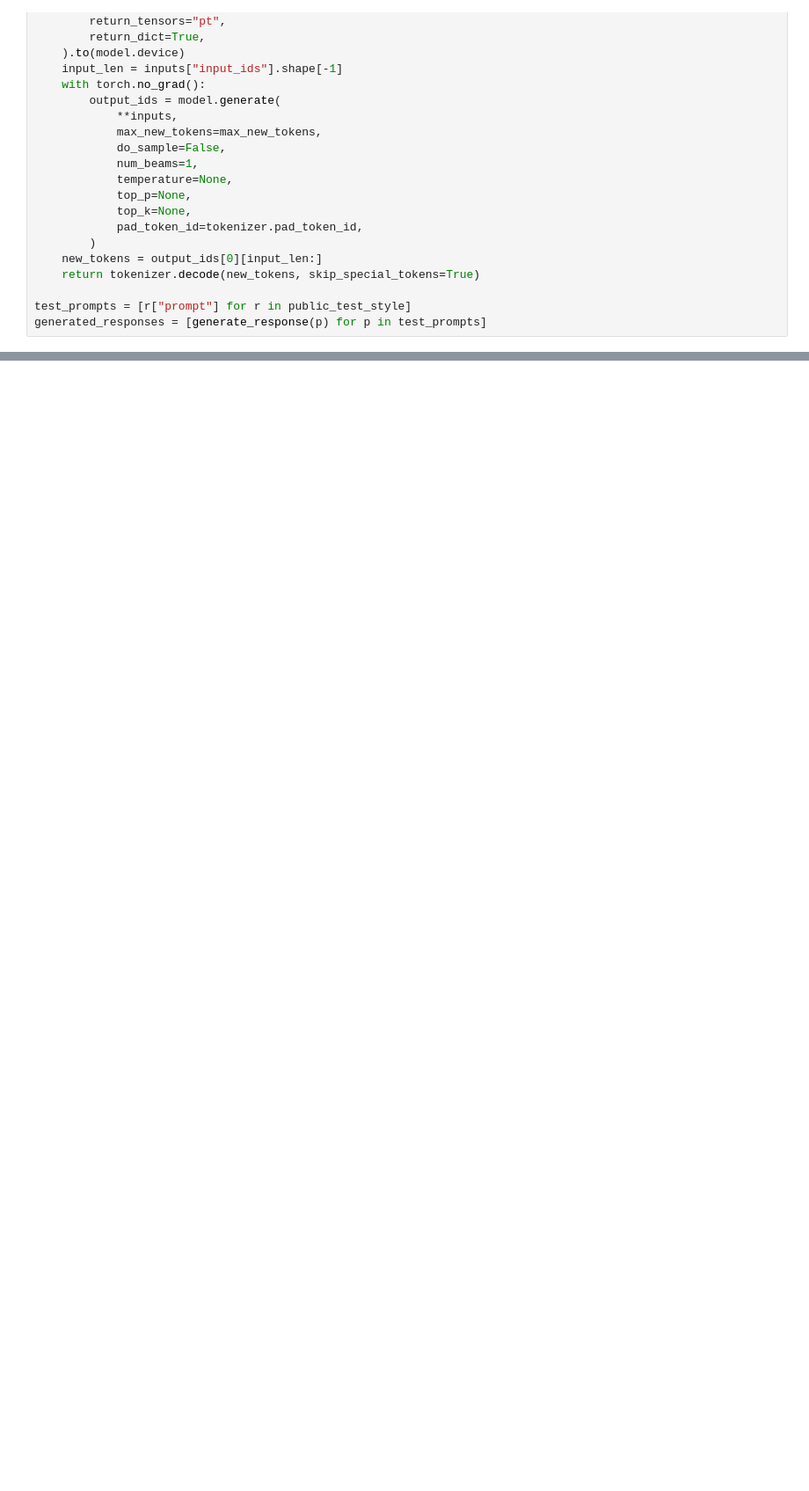
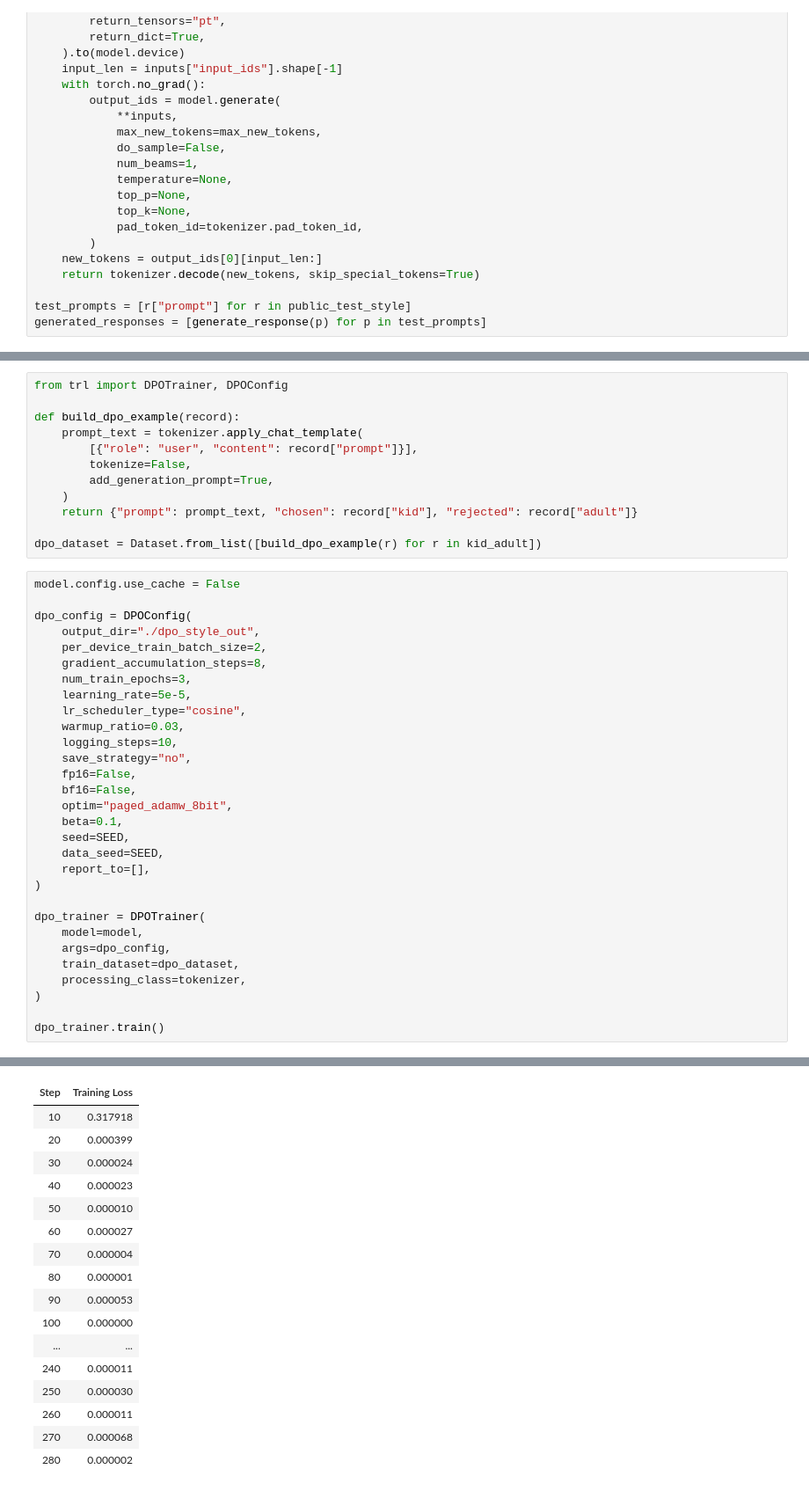
Before and after one commit to kunigral/ml_scolar_red, a Jupyter notebook: solution.ipynb, the cells around one changed output, grey strips where cells are left out. Shown at 88% size. Saved outputs shown, nothing was run; the diff lists cells and outputs as text; blank space fills up the shorter version.

```diff
--- a/solution.ipynb
+++ b/solution.ipynb
@@ -195,0 +202,43 @@ P_simple: 0.9683751570834969
+# %%
+from trl import DPOTrainer, DPOConfig
+
+def build_dpo_example(record):
+    prompt_text = tokenizer.apply_chat_template(
+        [{"role": "user", "content": record["prompt"]}],
+        tokenize=False,
+        add_generation_prompt=True,
+    )
+    return {"prompt": prompt_text, "chosen": record["kid"], "rejected": record["adult"]}
+
+dpo_dataset = Dataset.from_list([build_dpo_example(r) for r in kid_adult])
+# %%
+model.config.use_cache = False
+
+dpo_config = DPOConfig(
+    output_dir="./dpo_style_out",
+    per_device_train_batch_size=2,
+    gradient_accumulation_steps=8,
+    num_train_epochs=3,
+    learning_rate=5e-5,
+    lr_scheduler_type="cosine",
+    warmup_ratio=0.03,
+    logging_steps=10,
+    save_strategy="no",
+    fp16=False,
+    bf16=False,
+    optim="paged_adamw_8bit",
+    beta=0.1,
+    seed=SEED,
+    data_seed=SEED,
+    report_to=[],
+)
+
+dpo_trainer = DPOTrainer(
+    model=model,
+    args=dpo_config,
+    train_dataset=dpo_dataset,
+    processing_class=tokenizer,
+)
+
+dpo_trainer.train()
+# %% [output]
@@ -195,0 +247,17 @@ P_simple: 0.9683751570834969
+| Step | Training Loss |
+| 10 | 0.317918 |
+| 20 | 0.000399 |
+| 30 | 0.000024 |
+| 40 | 0.000023 |
+| 50 | 0.000010 |
+| 60 | 0.000027 |
+| 70 | 0.000004 |
+| 80 | 0.000001 |
+| 90 | 0.000053 |
+| 100 | 0.000000 |
+| ... | ... |
+| 240 | 0.000011 |
+| 250 | 0.000030 |
+| 260 | 0.000011 |
+| 270 | 0.000068 |
+| 280 | 0.000002 |
```
Also changed, not shown: parts of 7 cells of this notebook.
